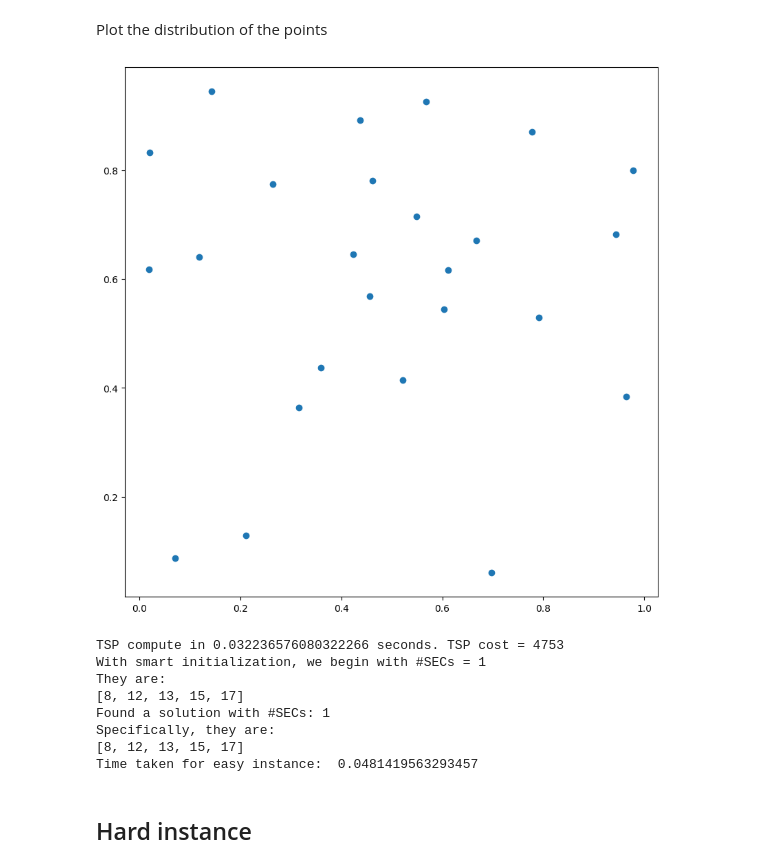
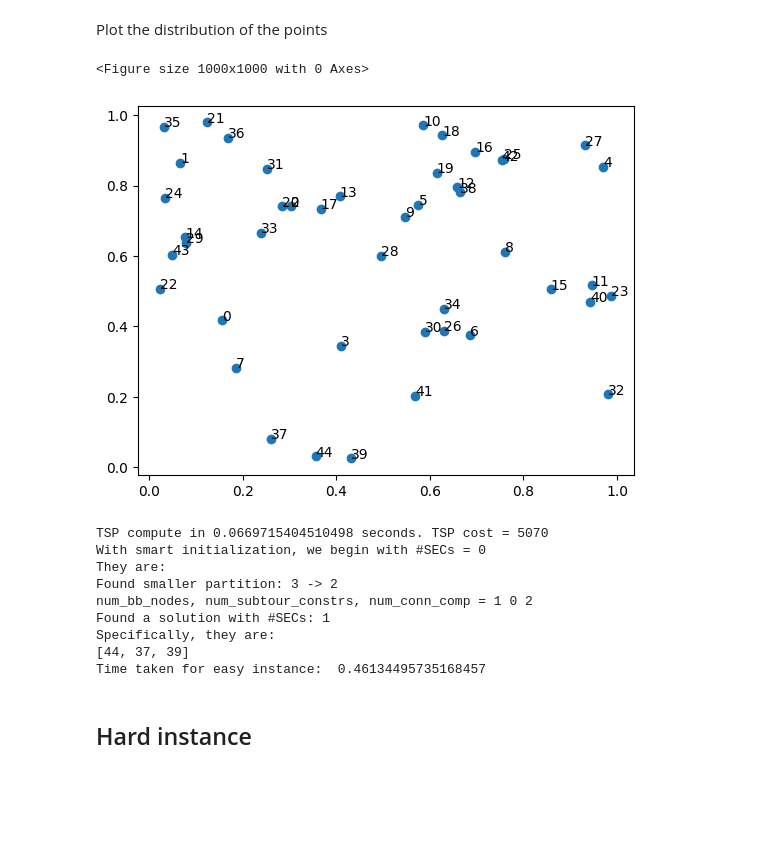
Before and after one commit to eleonoravercesi/complexity_DFJ_few_subtour, a Jupyter notebook: plot.ipynb, the cells around one changed output. Drawn from its saved outputs; the diff is of its cells as text; code cells hidden in the pictures; blank space fills up the shorter version.

Commit message:
Adding code for visualizing two different instances (one easy and one hard)

```diff
--- a/plot.ipynb
+++ b/plot.ipynb
@@ -16,8 +16,8 @@ While running our experiments, we found by chance the seed leading to the easy a
 # %%
 # Set the number of nodes
-n = 25
-seed_easy = 0
-seed_hard = 1
+n = 45
+seed_easy = 100 * 7
+seed_hard = 100 * 7 + 4
 # %% [markdown]
 ## Easy instance
 # %%
@@ -30,10 +30,14 @@ D = cdist(X, X, 'euclidean')
 Plot the distribution of the points
 # %%
 plt.figure(figsize=(10, 10))
-plt.scatter(X[:, 0], X[:, 1])
+fig, ax = plt.subplots()
+ax.scatter(X[:, 0], X[:, 1])
+for i in range(n):
+    ax.text(X[i, 0], X[i, 1], str(i))
 plt.show()
 # %% [output]
+<Figure size 1000x1000 with 0 Axes>
-[figure, old version]
+[figure, new version]
 # %%
 # Create a graph and assign weight
 G = nx.Graph()
@@ -45,14 +49,15 @@ start = time.time()
 S_family, S_num, partition, c_max, runtime, bb_nodes = ialg(G, verbose=True)
 print("Time taken for easy instance: ", time.time() - start)
 # %% [output]
-TSP compute in 0.032236576080322266 seconds. TSP cost = 4753
-With smart initialization, we begin with #SECs = 1
+TSP compute in 0.0669715404510498 seconds. TSP cost = 5070
+With smart initialization, we begin with #SECs = 0
 They are:
-[8, 12, 13, 15, 17]
+Found smaller partition: 3 -> 2
+num_bb_nodes, num_subtour_constrs, num_conn_comp = 1 0 2
 Found a solution with #SECs: 1
 Specifically, they are:
-[8, 12, 13, 15, 17]
-Time taken for easy instance:  0.0481419563293457
+[44, 37, 39]
+Time taken for easy instance:  0.46134495735168457
 # %% [markdown]
 ## Hard instance
 # %%
```
Also changed, not shown: parts of 7 cells of this notebook.
